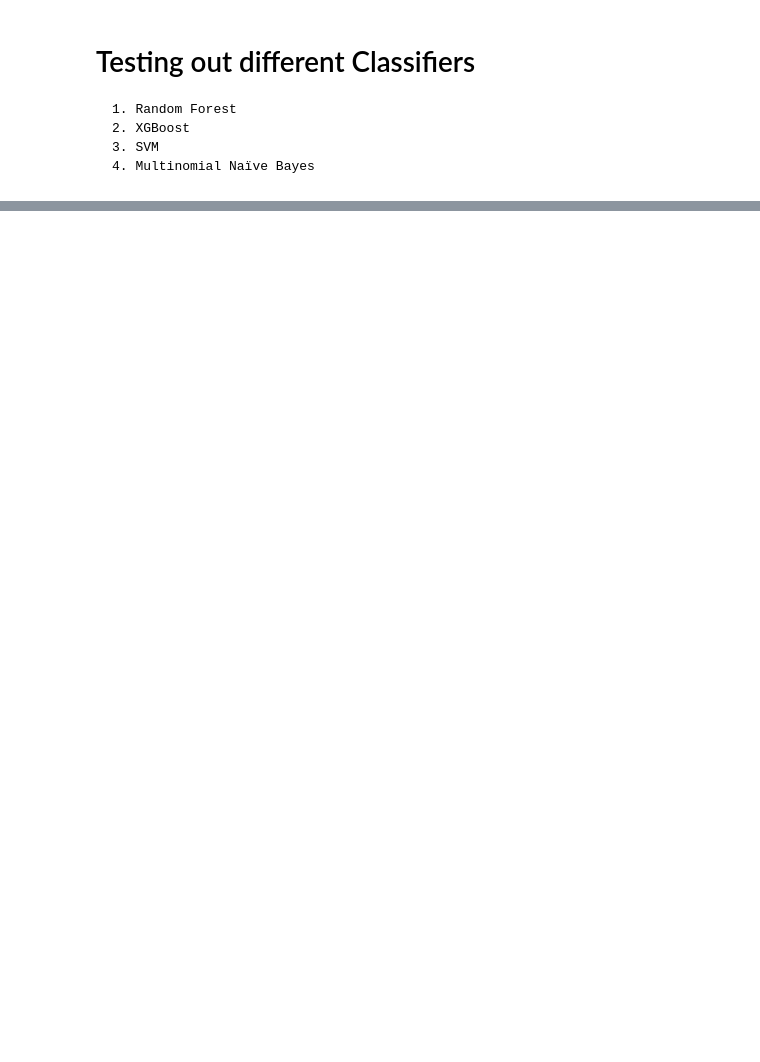
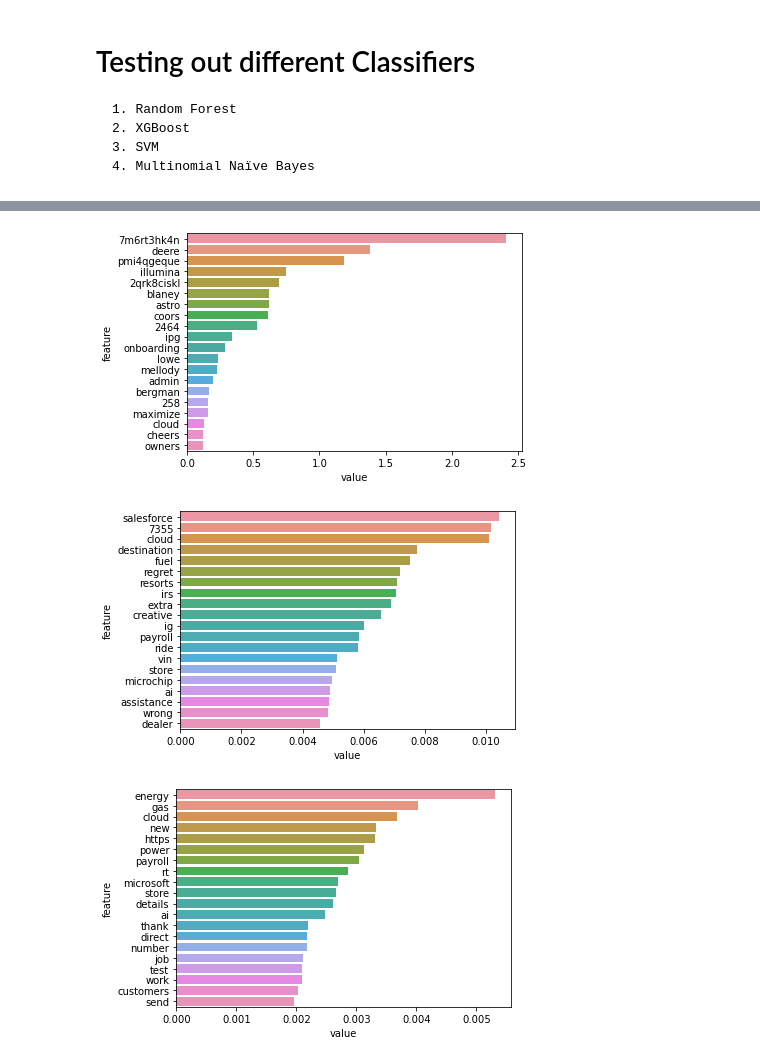
Before and after one commit to henrystoll/p-nlp, a Jupyter notebook: notebooks/sk_classifiers.ipynb, the cells around one changed output, grey strips where cells are left out. Saved outputs shown, nothing was run; the diff lists cells and outputs as text; code cells hidden in the pictures; blank space fills up the shorter version.

```diff
--- a/notebooks/sk_classifiers.ipynb
+++ b/notebooks/sk_classifiers.ipynb
@@ -69,0 +129,22 @@ results_cv[['mean_fit_time', 'params', 'mean_test_score']]
+# %%
+xgb = clfs[-1]
+rfc = clfs[-3]
+def top_feature_importance(feature_importances):
+    zipped = zip(vect.get_feature_names(), feature_importances)
+    feature_importance = pd.DataFrame(zipped, columns=["feature", "value"])
+    feature_importance = feature_importance.sort_values('value', ascending=False)
+#
+    sns.barplot(data=feature_importance[:20], y='feature', x='value')
+    plt.show()
+
+top_feature_importance(s_values[0][0])
+top_feature_importance(xgb.feature_importances_)
+top_feature_importance(rfc.feature_importances_)
+# results_cv.sort_values('rank_test_score')
+# # print(results_cv.T.to_markdown())
+# mean_test_cols = results_cv.columns[results_cv.columns.map(lambda s: s.startswith('mean_test_'))]
+# print(results_cv[['param_vect', *mean_test_cols]].T.to_markdown())
+# %% [output]
+[figure, added]
+[figure, added]
+[figure, added]
```
Also changed, not shown: parts of 9 cells of this notebook, 13 other files.
